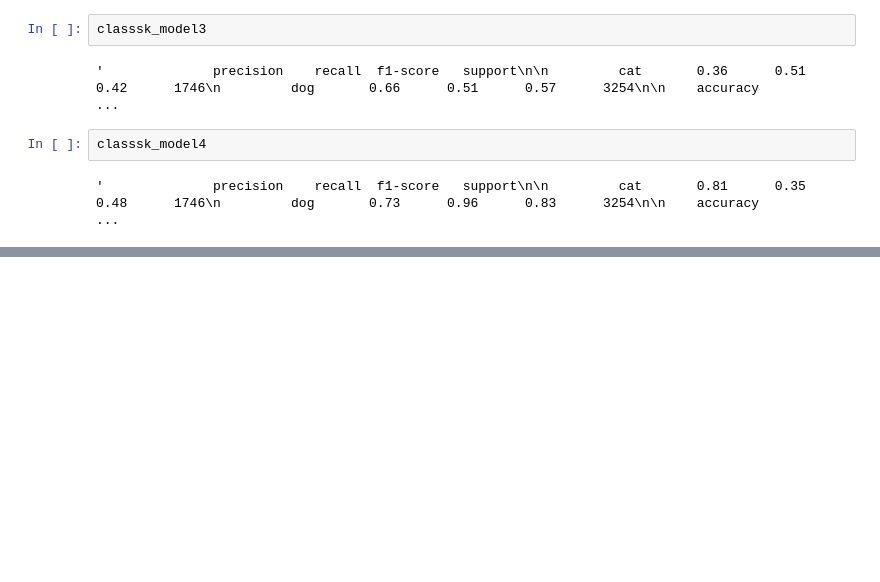
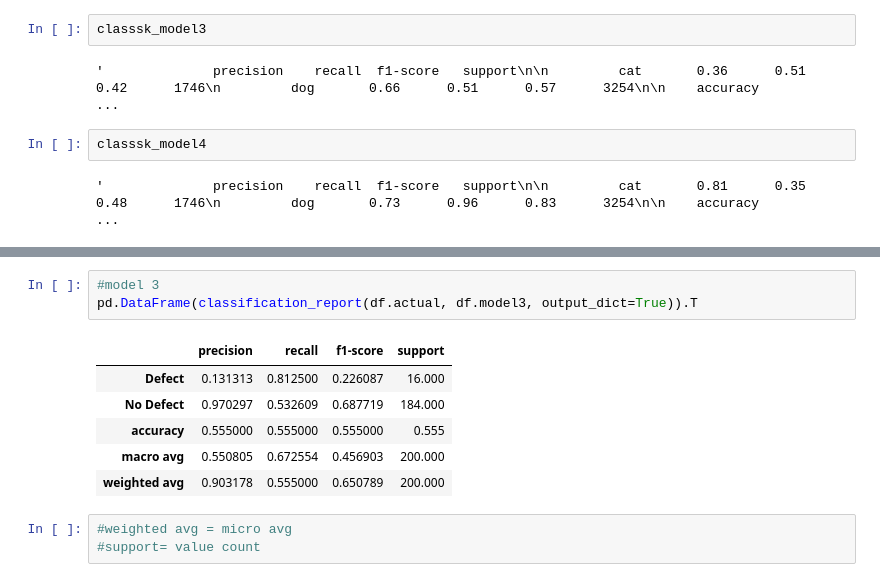
Before and after one commit to natasharivers/Classifications, a Jupyter notebook: model_evaluation.ipynb, the cells around one changed output, grey strips where cells are left out. Saved outputs shown, nothing was run; the diff lists cells and outputs as text; blank space fills up the shorter version.

```diff
--- a/model_evaluation.ipynb
+++ b/model_evaluation.ipynb
@@ -454,0 +663,13 @@ classsk_model4
+# %%
+#model 3
+pd.DataFrame(classification_report(df.actual, df.model3, output_dict=True)).T
+# %% [output]
+|  | precision | recall | f1-score | support |
+| Defect | 0.131313 | 0.812500 | 0.226087 | 16.000 |
+| No Defect | 0.970297 | 0.532609 | 0.687719 | 184.000 |
+| accuracy | 0.555000 | 0.555000 | 0.555000 | 0.555 |
+| macro avg | 0.550805 | 0.672554 | 0.456903 | 200.000 |
+| weighted avg | 0.903178 | 0.555000 | 0.650789 | 200.000 |
+# %%
+#weighted avg = micro avg
+#support= value count
```
Also changed, not shown: parts of 42 cells of this notebook.
